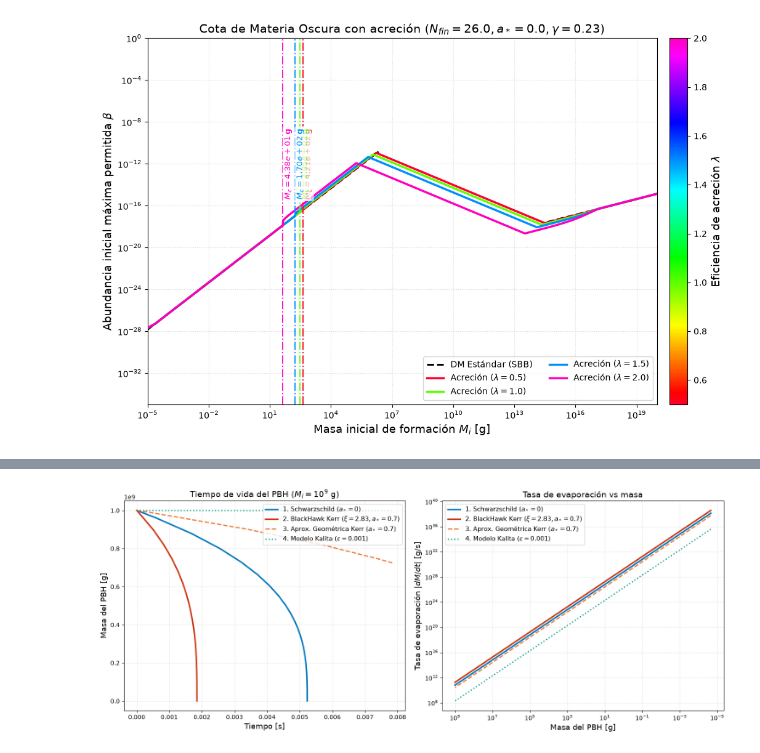
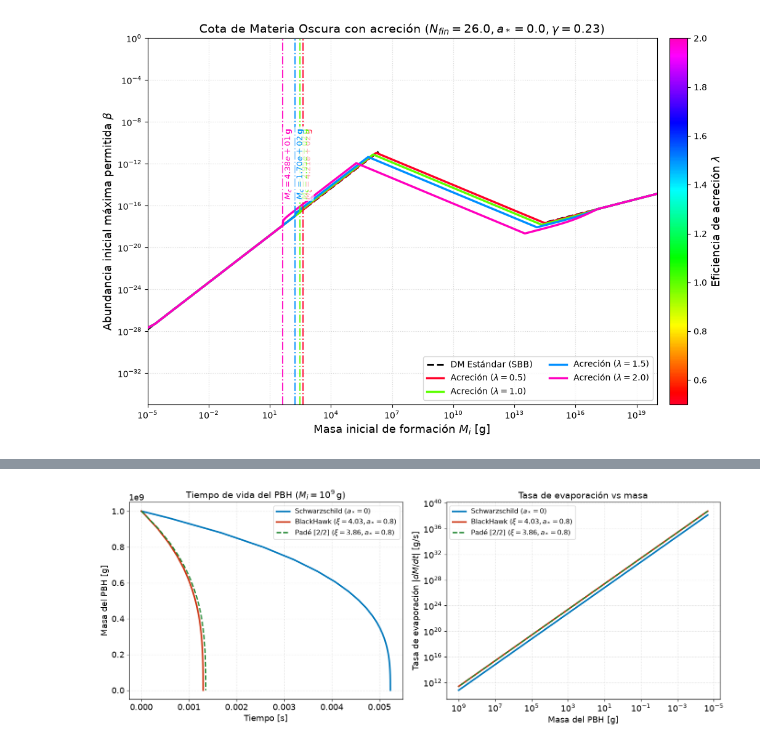
Before and after one commit to Baitzadust/pbh-beta, a Jupyter notebook: PBHBeta/pruebacorr.ipynb, the cells around one changed output, grey strips where cells are left out. Cells and saved outputs as stored; diff of their text form; code cells hidden in the pictures.

```diff
--- a/PBHBeta/pruebacorr.ipynb
+++ b/PBHBeta/pruebacorr.ipynb
@@ -975,12 +1069,11 @@ if __name__ == "__main__":
 # %%
 from scipy.integrate import solve_ivp
+from scipy.optimize import minimize
 
 M_pl_g = 2.17645e-5
 t_pl_s = 5.391247e-44
 
-# ---------------------------------------------------------------------------
-# Cuadrícula oficial limpia de BlackHawk (50 puntos de fM.txt)
-# ---------------------------------------------------------------------------
+# Cuadrícula oficial de BlackHawk
 SPINS_GRID = np.array([
     0.0     , 0.001   , 0.001931, 0.003728, 0.007197, 0.013895, 0.026827,
     0.051795, 0.1     , 0.136364, 0.172727, 0.209091, 0.245455, 0.281818,
@@ -1003,89 +1096,79 @@ XI_GRID = np.array([
     45.10467
 ])
 
-def kerr_evap_factor(a_star):
-    """Interpolación del factor xi(a*) = f(M, a*) / f(M, 0) de BlackHawk."""
+def kerr_evap_factor_interp(a_star):
+    """Interpolación lineal continua de BlackHawk."""
     a = np.clip(a_star, 0.0, 0.9999)
-    return np.interp(a, SPINS_GRID, XI_GRID)
+    return float(np.interp(a, SPINS_GRID, XI_GRID))
 
-def comparar_evaporacion(M_i_g=1e9, a_star=0.9):
-    # 1. Transformación a unidades de Planck
+def kerr_evap_factor_pade(a_star):
+    """Aproximante racional de Padé [2/2] calibrado."""
+    a = np.clip(a_star, 0.0, 0.9999)
+    a2 = a**2
+    num = 1.0 + 1.77111465 * a2 - 1.65272640 * (a2**2)
+    den = 1.0 - 0.97326963 * a2
+    return float(num / den)
+
+def comparar_evaporacion(M_i_g=1e9, a_star=0.7):
     M_i_pl = M_i_g / M_pl_g
     a_safe = np.clip(a_star, 0.0, 0.9999)
 
-    # 2. Factores de evaporación
-    # A) Factor BlackHawk (numérico exacto con emisión de todos los campos + gravitón)
-    factor_bh = kerr_evap_factor(a_safe)
+    factor_bh = kerr_evap_factor_interp(a_safe)
+    factor_pade = kerr_evap_factor_pade(a_safe)
 
-    # B) Aproximación analítica previa geométrica (T^4 * Área)
-    raiz_espin = np.sqrt(1.0 - a_safe**2)
-    factor_T = (2.0 * raiz_espin) / (1.0 + raiz_espin)
-    factor_A = 0.5 * (1.0 + raiz_espin)
-    factor_kerr_geom = (factor_T**4) * factor_A
-
-    # C) Modelo fenomenológico (Kalita)
-    epsilon = 1e-3
-
-    # 3. Ecuaciones diferenciales dM/dt en unidades de Planck
+    # Ecuaciones diferenciales dM/dt en unidades de Planck
     def rhs_sch(t, M):   return [- (1.0 / 3.0) / M[0]**2]
     def rhs_bh(t, M):    return [- (1.0 / 3.0) * factor_bh / M[0]**2]
-    def rhs_geom(t, M):  return [- (1.0 / 3.0) * factor_kerr_geom / M[0]**2]
-    def rhs_usr(t, M):   return [- epsilon / M[0]**2]
+    def rhs_pade(t, M):  return [- (1.0 / 3.0) * factor_pade / M[0]**2]
 
     def evento_fin(t, M): return M[0] - 1.1
     evento_fin.terminal = True
 
-    # 4. Integración dinámica
-    t_sch_pl = (M_i_pl**3)  # Escala analítica tau ~ M^3 / (1/3) * (1/3)
+    t_sch_pl = (M_i_pl**3)
     t_max_pl = t_sch_pl * 1.5
 
     sol_sch  = solve_ivp(rhs_sch,  [0, t_max_pl], [M_i_pl], events=evento_fin, rtol=1e-7, atol=1e-7)
     sol_bh   = solve_ivp(rhs_bh,   [0, t_max_pl], [M_i_pl], events=evento_fin, rtol=1e-7, atol=1e-7)
-    sol_geom = solve_ivp(rhs_geom, [0, t_max_pl], [M_i_pl], events=evento_fin, rtol=1e-7, atol=1e-7)
-    sol_usr  = solve_ivp(rhs_usr,  [0, t_max_pl], [M_i_pl], events=evento_fin, rtol=1e-7, atol=1e-7)
+    sol_pade = solve_ivp(rhs_pade, [0, t_max_pl], [M_i_pl], events=evento_fin, rtol=1e-7, atol=1e-7)
 
-    # 5. Graficación
-    fig, (ax1, ax2) = plt.subplots(1, 2, figsize=(15, 6))
+    fig, (ax1, ax2) = plt.subplots(1, 2, figsize=(14, 5.5))
 
-    # --- Panel 1: Evolución de la masa en el tiempo ---
-    ax1.plot(sol_sch.t * t_pl_s, sol_sch.y[0] * M_pl_g, label='1. Schwarzschild ($a_*=0$)', lw=2.5, color='#0077BB')
-    ax1.plot(sol_bh.t * t_pl_s, sol_bh.y[0] * M_pl_g, label=rf'2. BlackHawk Kerr ($\xi={factor_bh:.2f}, a_*={a_star}$)', lw=2.5, color='#CC3311')
-    ax1.plot(sol_geom.t * t_pl_s, sol_geom.y[0] * M_pl_g, label=rf'3. Aprox. Geométrica Kerr ($a_*={a_star}$)', lw=2.0, ls='--', color='#EE7733')
-    ax1.plot(sol_usr.t * t_pl_s, sol_usr.y[0] * M_pl_g, label=rf'4. Modelo Kalita ($\epsilon={epsilon}$)', lw=2.0, ls=':', color='#009988')
+    # --- Panel 1: Evolución temporal de la masa ---
+    ax1.plot(sol_sch.t * t_pl_s, sol_sch.y[0] * M_pl_g, label='Schwarzschild ($a_*=0$)', lw=2.5, color='#0077BB')
+    ax1.plot(sol_bh.t * t_pl_s, sol_bh.y[0] * M_pl_g, label=rf'BlackHawk ($\xi={factor_bh:.2f}, a_*={a_star}$)', lw=2.5, color='#CC3311')
+    ax1.plot(sol_pade.t * t_pl_s, sol_pade.y[0] * M_pl_g, label=rf'Padé [2/2] ($\xi={factor_pade:.2f}, a_*={a_star}$)', lw=2.0, ls='--', color='#228833')
 
     ax1.set_xlabel('Tiempo [s]', fontsize=13)
     ax1.set_ylabel('Masa del PBH [g]', fontsize=13)
-    ax1.set_title(f'Tiempo de vida del PBH ($M_i = 10^{{{int(np.log10(M_i_g))}}}$ g)', fontsize=14)
+    ax1.set_title(rf'Tiempo de vida del PBH ($M_i = 10^{{{int(np.log10(M_i_g))}}}\,$g)', fontsize=14)
     ax1.grid(True, ls=':', alpha=0.6)
-    ax1.legend(fontsize=10.5, loc ='upper right')
+    ax1.legend(fontsize=10.5, loc='upper right')
 
     # --- Panel 2: Tasa instantánea de evaporación |dM/dt| ---
     M_arr_pl = np.logspace(0, np.log10(M_i_pl), 500)
     M_arr_g = M_arr_pl * M_pl_g
 
     rate_sch  = ((1.0 / 3.0) / M_arr_pl**2) * (M_pl_g / t_pl_s)
     rate_bh   = ((1.0 / 3.0) * factor_bh / M_arr_pl**2) * (M_pl_g / t_pl_s)
-    rate_geom = ((1.0 / 3.0) * factor_kerr_geom / M_arr_pl**2) * (M_pl_g / t_pl_s)
-    rate_usr  = (epsilon / M_arr_pl**2) * (M_pl_g / t_pl_s)
+    rate_pade = ((1.0 / 3.0) * factor_pade / M_arr_pl**2) * (M_pl_g / t_pl_s)
 
-    ax2.plot(M_arr_g, rate_sch, label='1. Schwarzschild ($a_*=0$)', lw=2.5, color='#0077BB')
-    ax2.plot(M_arr_g, rate_bh, label=rf'2. BlackHawk Kerr ($\xi={factor_bh:.2f}, a_*={a_star}$)', lw=2.5, color='#CC3311')
-    ax2.plot(M_arr_g, rate_geom, label=rf'3. Aprox. Geométrica Kerr ($a_*={a_star}$)', lw=2.0, ls='--', color='#EE7733')
-    ax2.plot(M_arr_g, rate_usr, label=rf'4. Modelo Kalita ($\epsilon={epsilon}$)', lw=2.0, ls=':', color='#009988')
+    ax2.plot(M_arr_g, rate_sch, label='Schwarzschild ($a_*=0$)', lw=2.5, color='#0077BB')
+    ax2.plot(M_arr_g, rate_bh, label=rf'BlackHawk ($\xi={factor_bh:.2f}, a_*={a_star}$)', lw=2.5, color='#CC3311')
+    ax2.plot(M_arr_g, rate_pade, label=rf'Padé [2/2] ($\xi={factor_pade:.2f}, a_*={a_star}$)', lw=2.0, ls='--', color='#228833')
 
     ax2.set_xscale('log')
     ax2.set_yscale('log')
     ax2.set_xlabel('Masa del PBH [g]', fontsize=13)
     ax2.set_ylabel(r'Tasa de evaporación $|dM/dt|$ [g/s]', fontsize=13)
     ax2.set_title('Tasa de evaporación vs masa', fontsize=14)
     ax2.invert_xaxis()
     ax2.grid(True, which='both', ls=':', alpha=0.6)
     ax2.legend(fontsize=10.5)
 
     plt.tight_layout()
     plt.show()
 
 if __name__ == "__main__":
-    comparar_evaporacion(M_i_g=1e9, a_star=0.7)
+    comparar_evaporacion(M_i_g=1e9, a_star=0.8)
 # %% [output]
-[figure, old version]
+[figure, new version]
```
Also changed, not shown: parts of 7 cells of this notebook, 1 other file.
